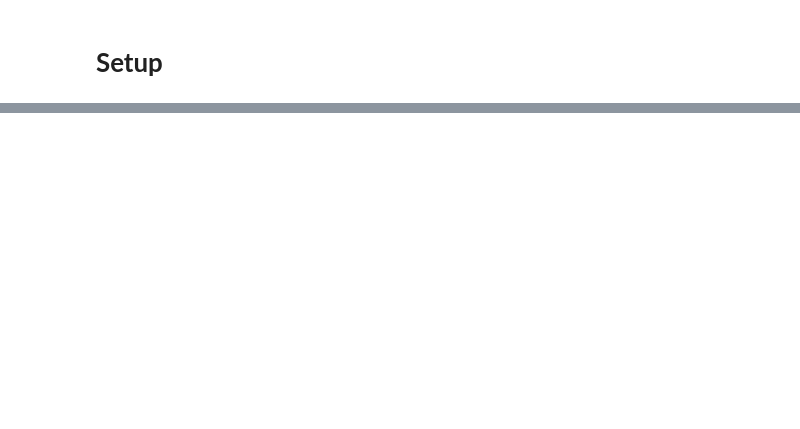
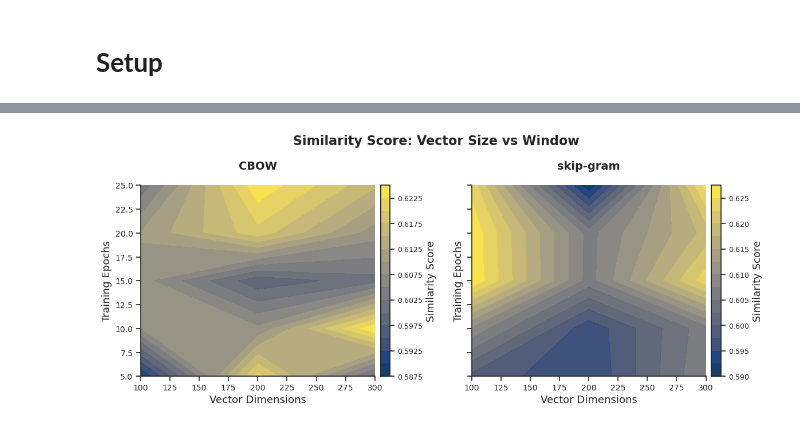
Before and after one commit to eric-d-knowles/ngram-prep, a Jupyter notebook: notebooks/training_workflow.ipynb, the cells around one changed output, grey strips where cells are left out. Saved outputs shown, nothing was run; the diff lists cells and outputs as text; code cells hidden in the pictures; blank space fills up the shorter version.

```diff
--- a/notebooks/training_workflow.ipynb
+++ b/notebooks/training_workflow.ipynb
@@ -119,10 +122,13 @@ plot_evaluation_results(
 # %%
 eval_file = '/vast/edk202/NLP_models/Google_Books/20200217/eng/5gram_files/evaluation_results_test.csv'
 
 plot_evaluation_results(
     csv_file=eval_file,
     metric='similarity_score',
-    x_vars=['vector_size', 'window'],
+    x_vars=['vector_size', 'epochs'],
+    panel_by='approach',
     plot_type='contour',
     plot_title='Similarity Score: Vector Size vs Window'
 )
+# %% [output]
+[figure, added]
```
Also changed, not shown: parts of 7 cells of this notebook, 3 other files.
